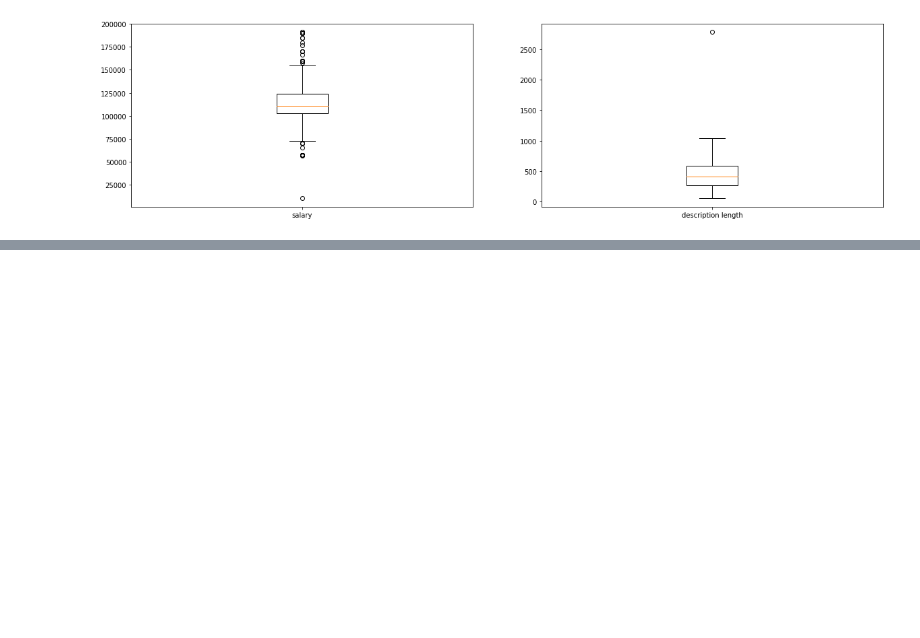
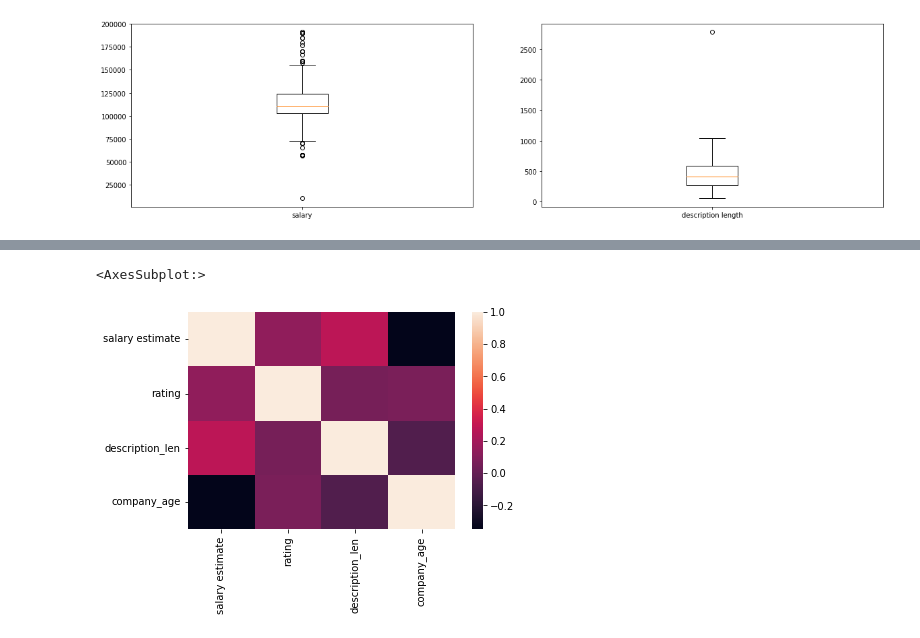
Before and after one commit to mohamedsiika/Jobs_salary_Prediction, a Jupyter notebook: EDA.ipynb, the cells around one changed output, grey strips where cells are left out. Cells and saved outputs as stored; diff of their text form; code cells hidden in the pictures; blank space fills up the shorter version.

```diff
--- a/EDA.ipynb
+++ b/EDA.ipynb
@@ -77,3 +77,6 @@ df[df['hourly']==1]['salary estimate']
 514    130000.0
 538    130000.0
 Name: salary estimate, dtype: float64
+# %%
+df['company_age']=2022-df['company_founded']
+df[['company','company_age']]
@@ -121,3 +138,6 @@ ax[1].set_xticklabels(['description length'])
 plt.show()
 # %% [output]
 [figure]
+# %%
+corr=df[['salary estimate','rating','description_len','company_age']].corr()
+corr
@@ -123,0 +150,5 @@ plt.show()
+# %%
+sns.heatmap(corr)
+# %% [output]
+<AxesSubplot:>
+[figure, added]
```
Also changed, not shown: parts of 5 cells of this notebook, 1 other file.
